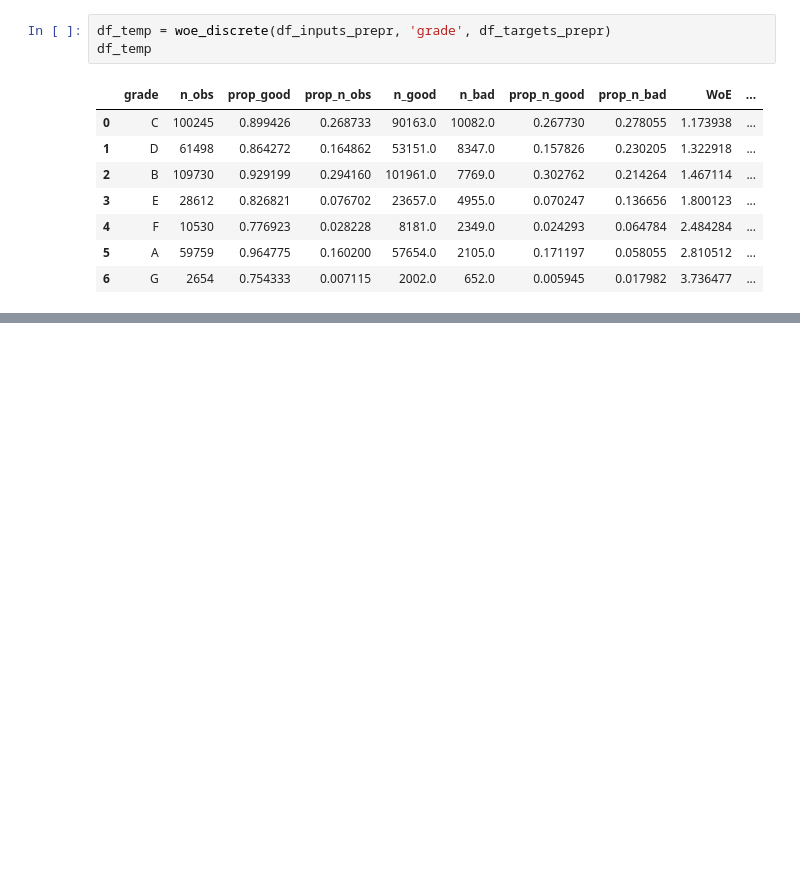
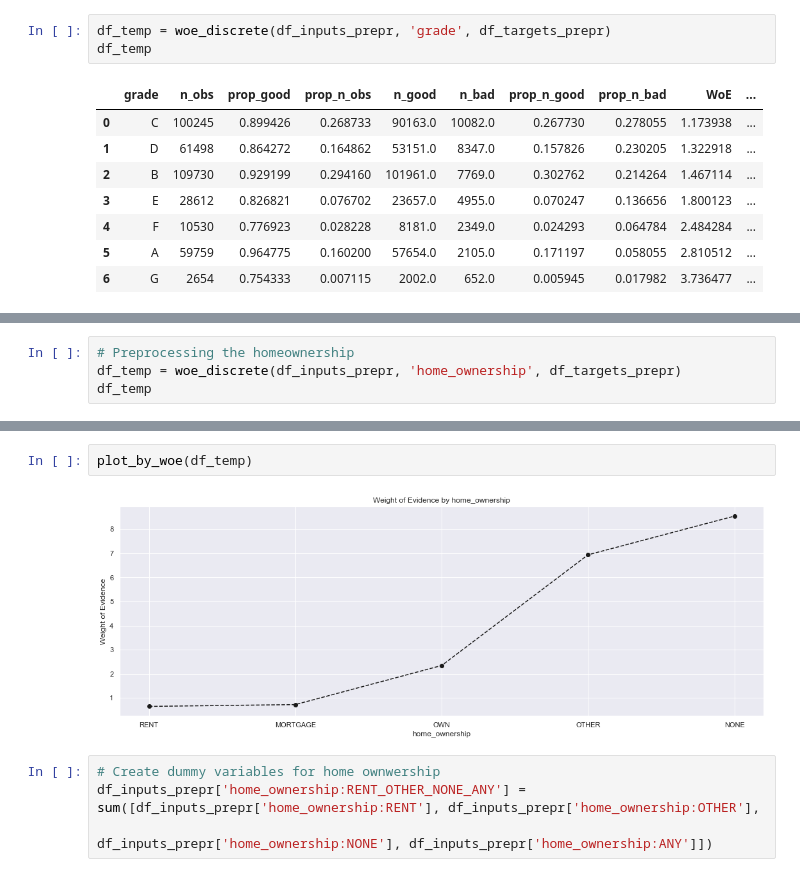
Before and after one commit to oaagboro/credit_risk_modelling, a Jupyter notebook: 2_Preprocessing_Discrete_Variables.ipynb, the cells around one changed output, grey strips where cells are left out. Cells and saved outputs as stored; diff of their text form; blank space fills up the shorter version.

```diff
--- a/2_Preprocessing_Discrete_Variables.ipynb
+++ b/2_Preprocessing_Discrete_Variables.ipynb
@@ -468,0 +491,4 @@ df_temp
+# %%
+# Preprocessing the homeownership
+df_temp = woe_discrete(df_inputs_prepr, 'home_ownership', df_targets_prepr)
+df_temp
@@ -468,0 +503,8 @@ df_temp
+# %%
+plot_by_woe(df_temp)
+# %% [output]
+[figure, added]
+# %%
+# Create dummy variables for home ownwership
+df_inputs_prepr['home_ownership:RENT_OTHER_NONE_ANY'] = sum([df_inputs_prepr['home_ownership:RENT'], df_inputs_prepr['home_ownership:OTHER'],
+                                                            df_inputs_prepr['home_ownership:NONE'], df_inputs_prepr['home_ownership:ANY']])
```
Also changed, not shown: parts of 19 cells of this notebook.
